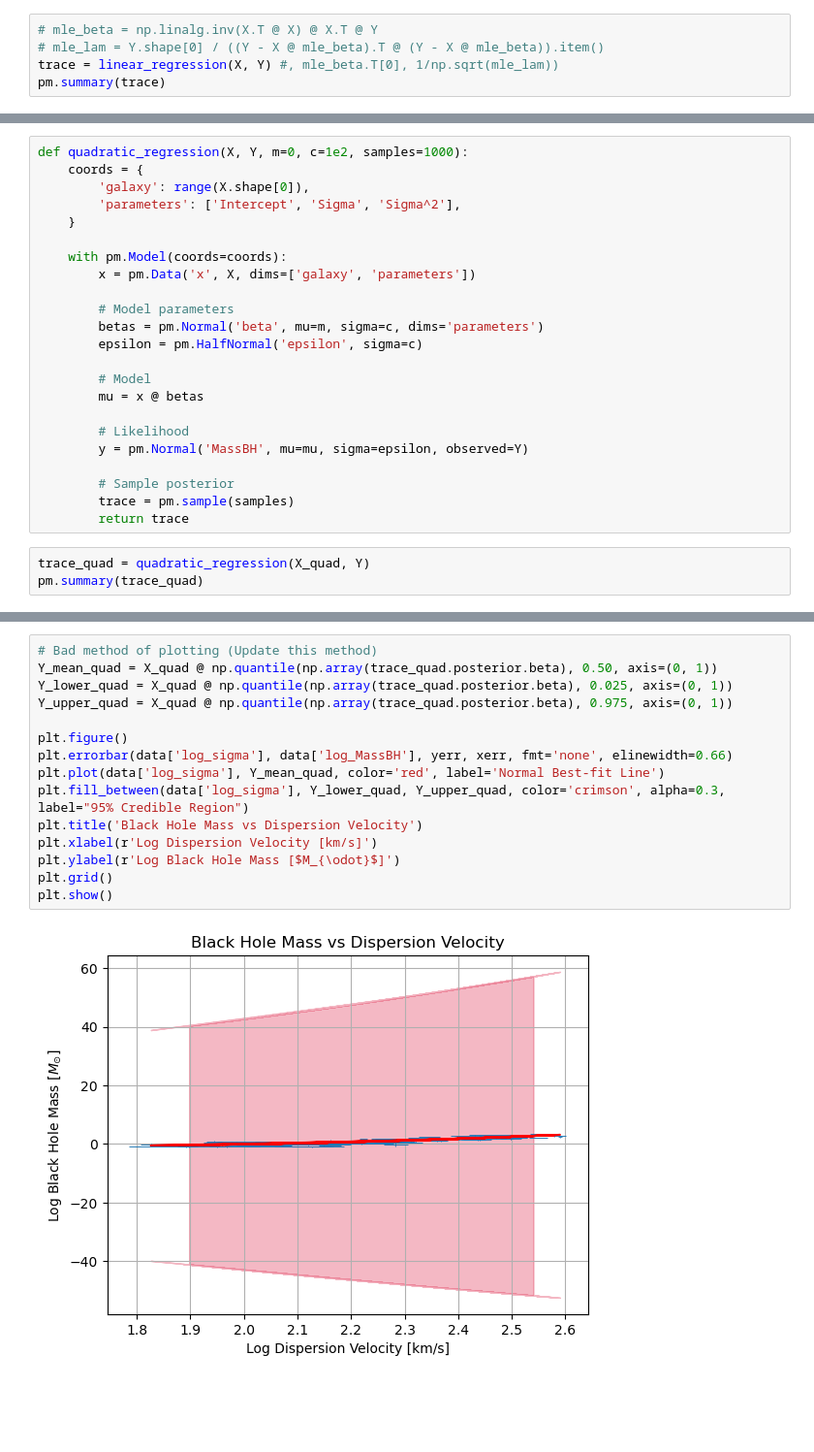
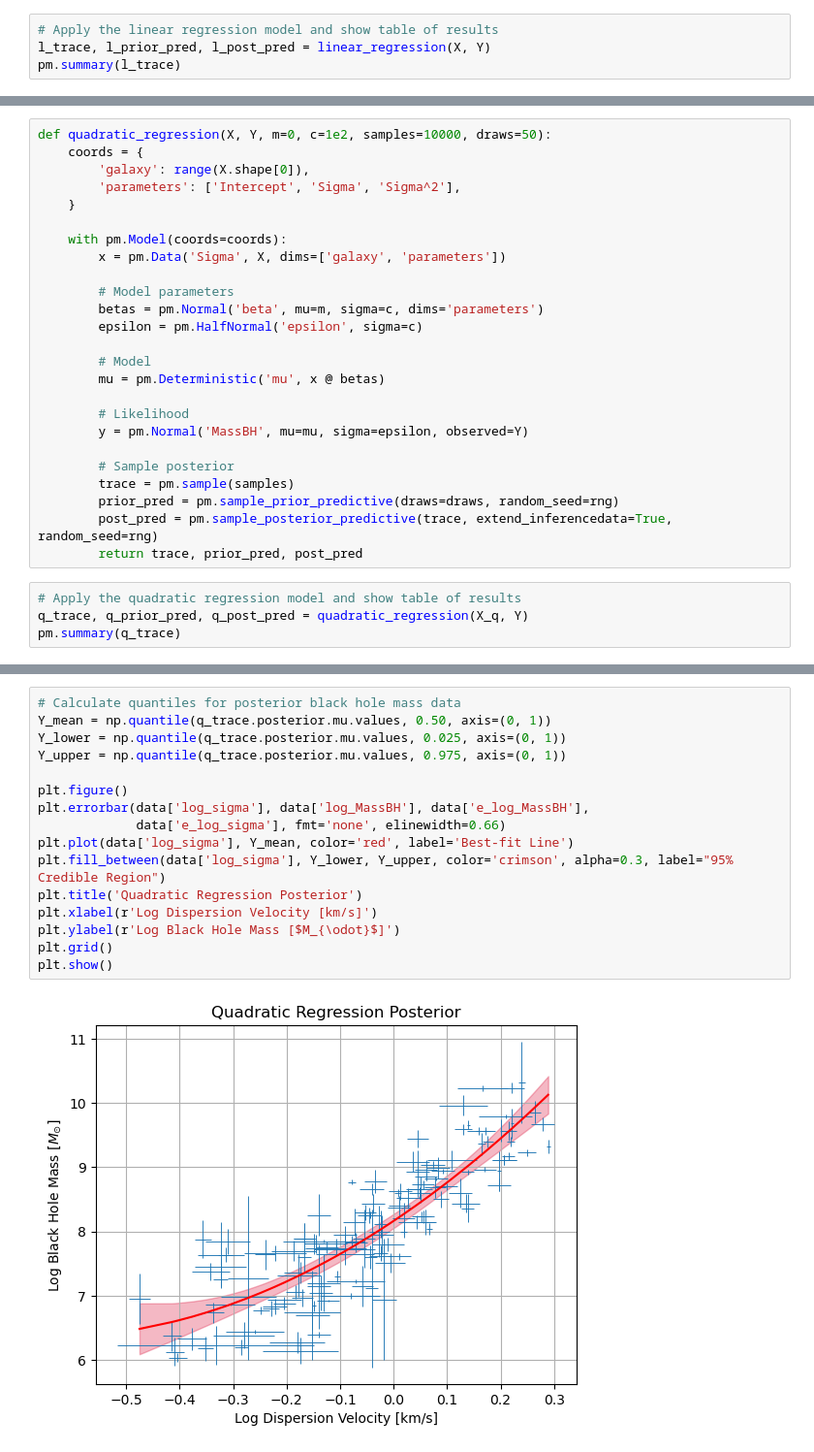
Before and after one commit to joh15016/AST-5731-Project-2, a Jupyter notebook: Research_Project_2.ipynb, the cells around one changed output, grey strips where cells are left out. Shown: that part at 97% size. Cells and saved outputs as stored; diff of their text form; blank space fills up the shorter version.

Commit message:
Add measurement error analysis

```diff
--- a/Research_Project_2.ipynb
+++ b/Research_Project_2.ipynb
@@ -68,8 +95,7 @@ def linear_regression(X, Y, m=0, c=1e2, samples=1000):
 # %%
-# mle_beta = np.linalg.inv(X.T @ X) @ X.T @ Y
-# mle_lam = Y.shape[0] / ((Y - X @ mle_beta).T @ (Y - X @ mle_beta)).item()
-trace = linear_regression(X, Y) #, mle_beta.T[0], 1/np.sqrt(mle_lam))
-pm.summary(trace)
+# Apply the linear regression model and show table of results
+l_trace, l_prior_pred, l_post_pred = linear_regression(X, Y)
+pm.summary(l_trace)
 # %% [output]
 Auto-assigning NUTS sampler...
 Initializing NUTS using jitter+adapt_diag...
@@ -105,29 +188,32 @@ plt.show()
 # %%
-def quadratic_regression(X, Y, m=0, c=1e2, samples=1000):
+def quadratic_regression(X, Y, m=0, c=1e2, samples=10000, draws=50):
     coords = {
         'galaxy': range(X.shape[0]),
         'parameters': ['Intercept', 'Sigma', 'Sigma^2'],
     }
 
     with pm.Model(coords=coords):
-        x = pm.Data('x', X, dims=['galaxy', 'parameters'])
+        x = pm.Data('Sigma', X, dims=['galaxy', 'parameters'])
 
         # Model parameters
         betas = pm.Normal('beta', mu=m, sigma=c, dims='parameters')
         epsilon = pm.HalfNormal('epsilon', sigma=c)
 
         # Model
-        mu = x @ betas
+        mu = pm.Deterministic('mu', x @ betas)
 
         # Likelihood
         y = pm.Normal('MassBH', mu=mu, sigma=epsilon, observed=Y)
 
         # Sample posterior
         trace = pm.sample(samples)
-        return trace
+        prior_pred = pm.sample_prior_predictive(draws=draws, random_seed=rng)
+        post_pred = pm.sample_posterior_predictive(trace, extend_inferencedata=True, random_seed=rng)
+        return trace, prior_pred, post_pred
 # %%
-trace_quad = quadratic_regression(X_quad, Y)
-pm.summary(trace_quad)
+# Apply the quadratic regression model and show table of results
+q_trace, q_prior_pred, q_post_pred = quadratic_regression(X_q, Y)
+pm.summary(q_trace)
 # %% [output]
 Auto-assigning NUTS sampler...
 Initializing NUTS using jitter+adapt_diag...
@@ -148,17 +246,18 @@ Chain 2 reached the maximum tree depth. Increase `max_treedepth`, increase `targ
 # %%
-# Bad method of plotting (Update this method)
-Y_mean_quad = X_quad @ np.quantile(np.array(trace_quad.posterior.beta), 0.50, axis=(0, 1))
-Y_lower_quad = X_quad @ np.quantile(np.array(trace_quad.posterior.beta), 0.025, axis=(0, 1))
-Y_upper_quad = X_quad @ np.quantile(np.array(trace_quad.posterior.beta), 0.975, axis=(0, 1))
+# Calculate quantiles for posterior black hole mass data
+Y_mean = np.quantile(q_trace.posterior.mu.values, 0.50, axis=(0, 1))
+Y_lower = np.quantile(q_trace.posterior.mu.values, 0.025, axis=(0, 1))
+Y_upper = np.quantile(q_trace.posterior.mu.values, 0.975, axis=(0, 1))
 
 plt.figure()
-plt.errorbar(data['log_sigma'], data['log_MassBH'], yerr, xerr, fmt='none', elinewidth=0.66)
-plt.plot(data['log_sigma'], Y_mean_quad, color='red', label='Normal Best-fit Line')
-plt.fill_between(data['log_sigma'], Y_lower_quad, Y_upper_quad, color='crimson', alpha=0.3, label="95% Credible Region")
-plt.title('Black Hole Mass vs Dispersion Velocity')
+plt.errorbar(data['log_sigma'], data['log_MassBH'], data['e_log_MassBH'],
+             data['e_log_sigma'], fmt='none', elinewidth=0.66)
+plt.plot(data['log_sigma'], Y_mean, color='red', label='Best-fit Line')
+plt.fill_between(data['log_sigma'], Y_lower, Y_upper, color='crimson', alpha=0.3, label="95% Credible Region")
+plt.title('Quadratic Regression Posterior')
 plt.xlabel(r'Log Dispersion Velocity [km/s]')
 plt.ylabel(r'Log Black Hole Mass [$M_{\odot}$]')
 plt.grid()
 plt.show()
 # %% [output]
-[figure, old version]
+[figure, new version]
```
Also changed, not shown: parts of 30 cells of this notebook.
